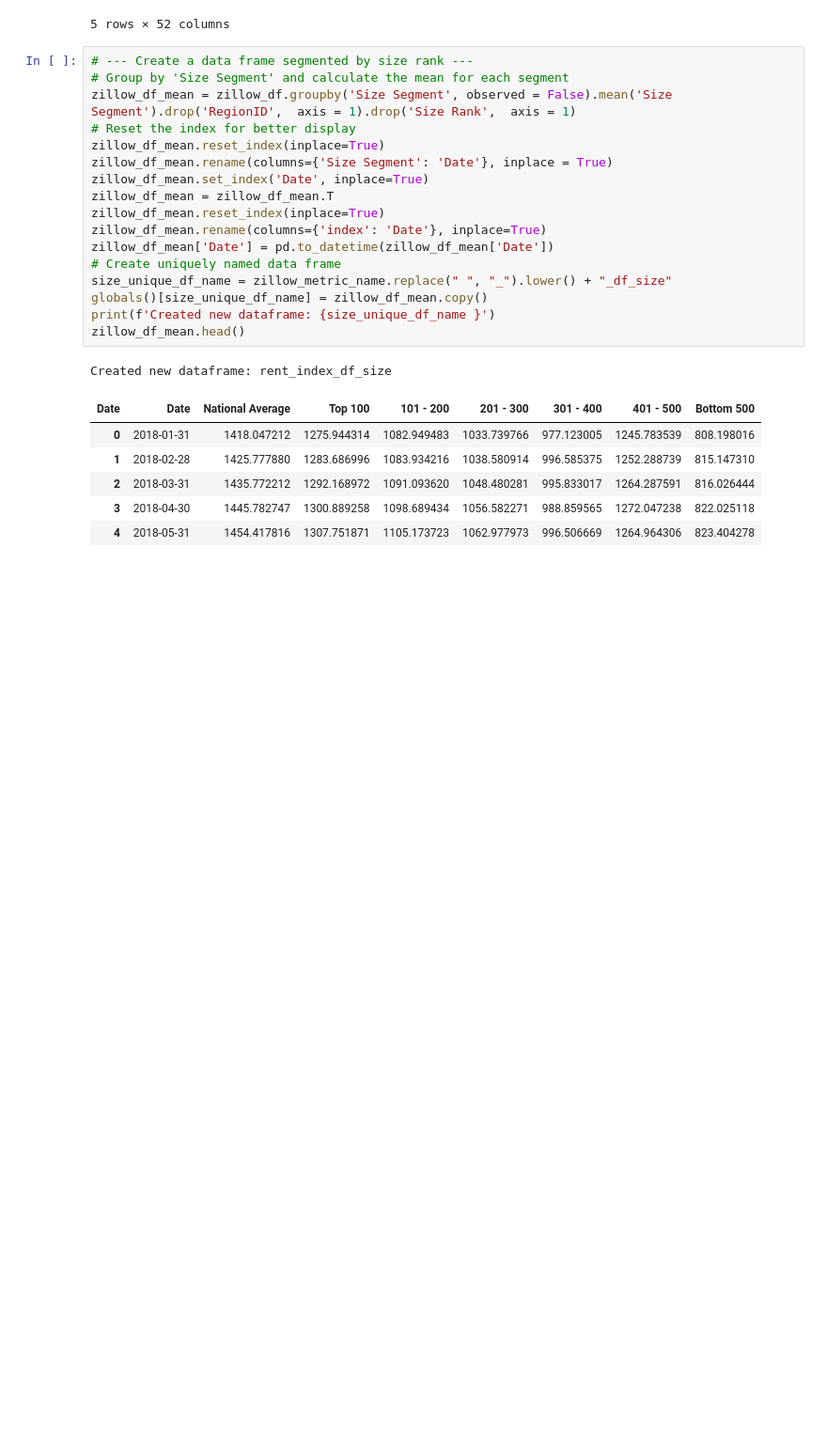
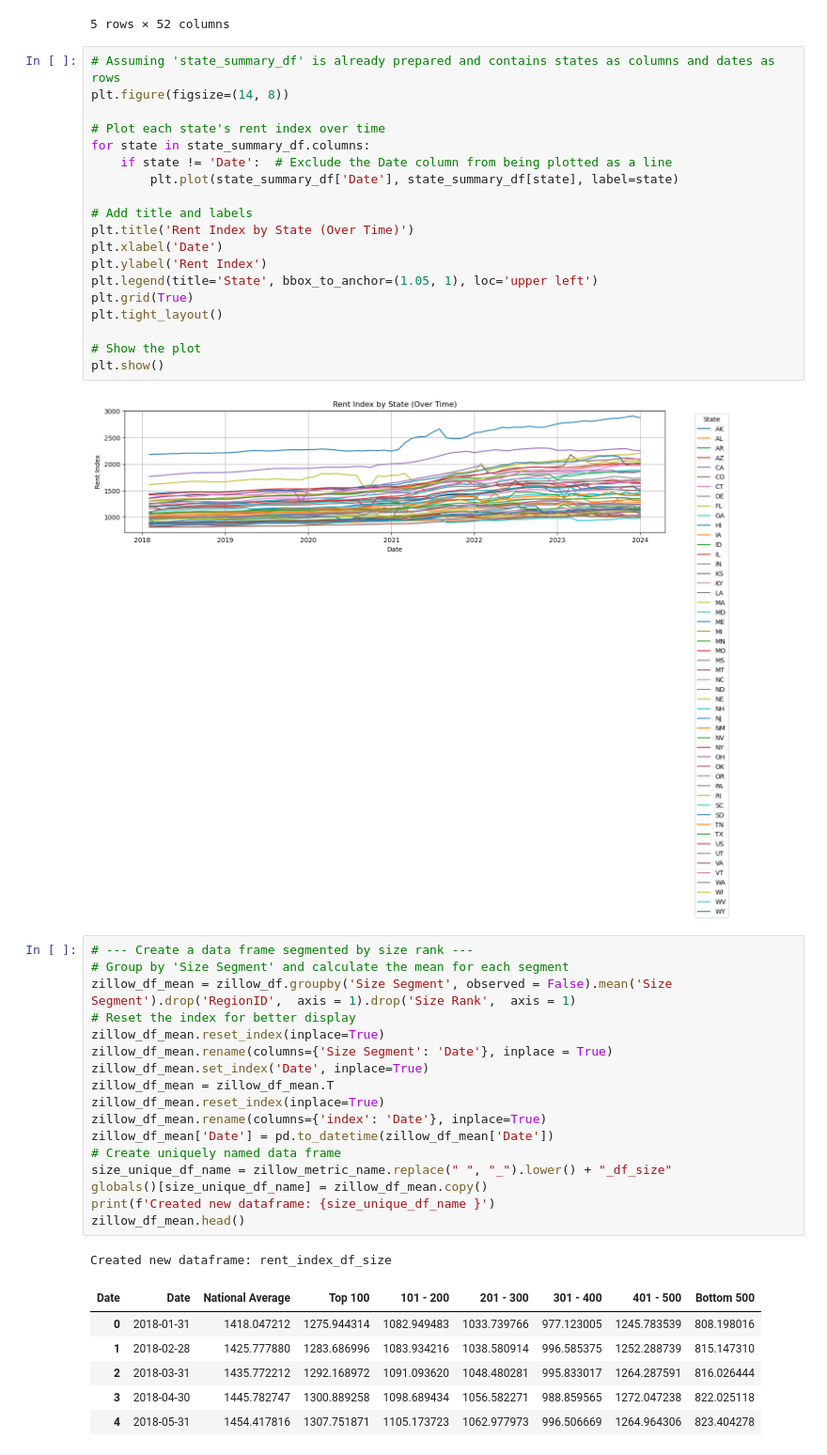
Before and after one commit to RobHuibregtse/Data_Analytics_Project1, a Jupyter notebook: Code/Hypothesis2Code.ipynb, the cells around one changed output. Shown at 94% size. Drawn from its saved outputs; the diff is of its cells as text; blank space fills up the shorter version.

```diff
--- a/Code/Hypothesis2Code.ipynb
+++ b/Code/Hypothesis2Code.ipynb
@@ -82,6 +82,27 @@ Created new dataframe: rent_index_df_state
 | 3 | 2018-04-30 | 1281.248264 | 991.465131 | 903.669642 | 1172.006117 | 1801.136942 | 1393.595956 | 1340.305173 | 1211.207208 | 1313.563978 | ... | ... |
 | 4 | 2018-05-31 | 1292.619016 | 998.696040 | 907.132151 | 1181.632182 | 1810.549739 | 1399.819381 | 1341.230690 | 1215.681775 | 1320.869006 | ... | ... |
 5 rows × 52 columns
+# %%
+# Assuming 'state_summary_df' is already prepared and contains states as columns and dates as rows
+plt.figure(figsize=(14, 8))
+
+# Plot each state's rent index over time
+for state in state_summary_df.columns:
+    if state != 'Date':  # Exclude the Date column from being plotted as a line
+        plt.plot(state_summary_df['Date'], state_summary_df[state], label=state)
+
+# Add title and labels
+plt.title('Rent Index by State (Over Time)')
+plt.xlabel('Date')
+plt.ylabel('Rent Index')
+plt.legend(title='State', bbox_to_anchor=(1.05, 1), loc='upper left')
+plt.grid(True)
+plt.tight_layout()
+
+# Show the plot
+plt.show()
+# %% [output]
+[figure, added]
 # %%
 # --- Create a data frame segmented by size rank ---
 # Group by 'Size Segment' and calculate the mean for each segment
```
Also changed, not shown: parts of 2 cells of this notebook.
